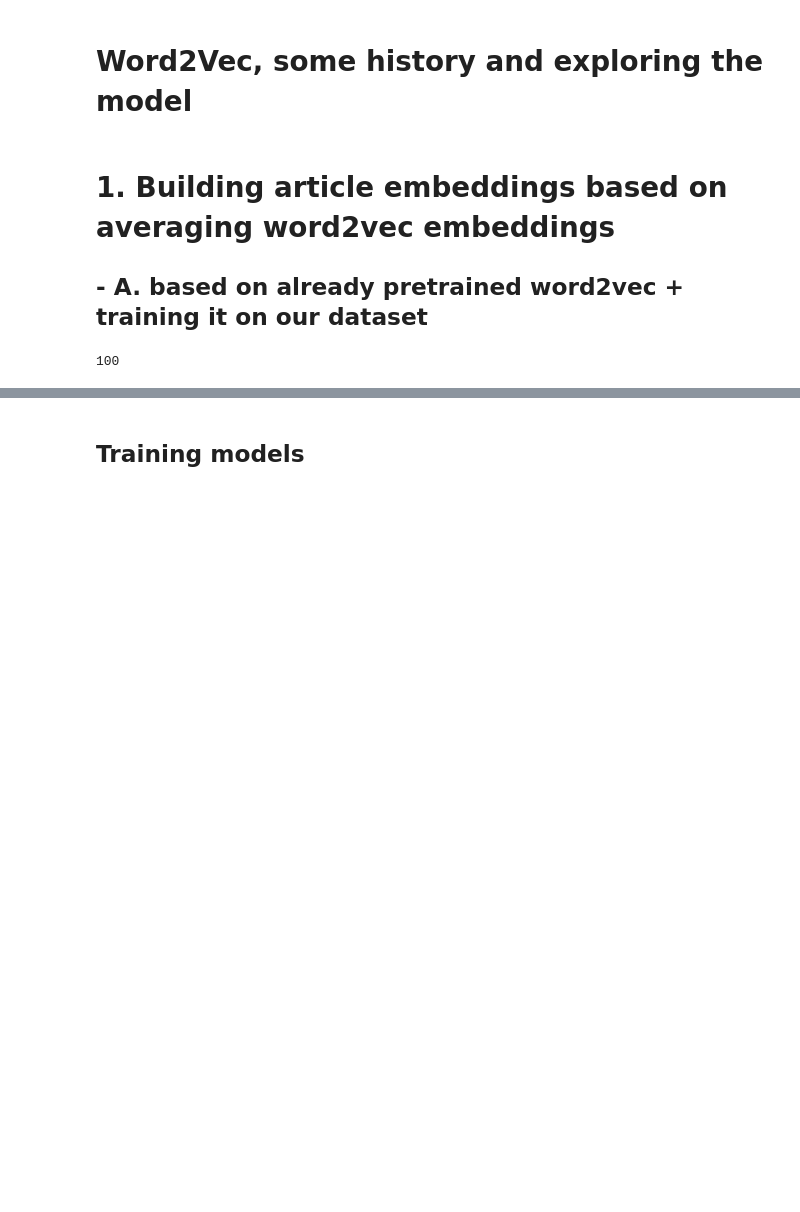
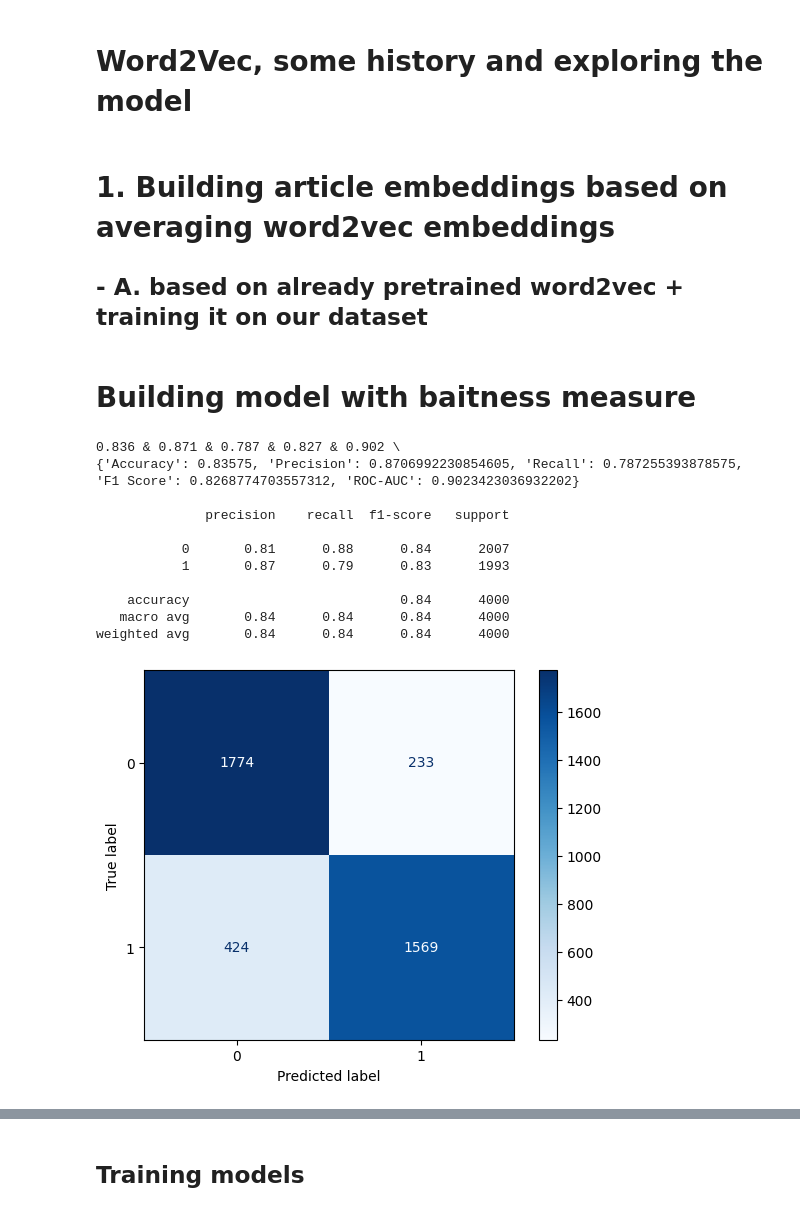
Before and after one commit to matkubita/ClickbaitDetectionThesis, a Jupyter notebook: notebooks/6-Word-Embedding-Models.ipynb, the cells around one changed output, grey strips where cells are left out. Cells and saved outputs as stored; diff of their text form; code cells hidden in the pictures; blank space fills up the shorter version.

Commit message:
combining openai embeddings with baitness measures

```diff
--- a/notebooks/6-Word-Embedding-Models.ipynb
+++ b/notebooks/6-Word-Embedding-Models.ipynb
@@ -99,7 +99,37 @@ w2v_model = Word2Vec(sentences, window=5, min_count=5, workers=4)
 # For each article we get mean vector embedding
 x_train_vect = np.array([create_text_vectors_from_word_embedding_word2vec_model(w2v_model.wv, sentence, 100) for sentence in x_train])
 x_val_vect = np.array([create_text_vectors_from_word_embedding_word2vec_model(w2v_model.wv, sentence, 100) for sentence in x_val])
-# %%
-len(x_train_vect[0])
-# %% [output]
-100
+# %% [markdown]
+# Building model with baitness measure
+# %%
+from measure import baitness_measure
+baitness_column = x_train.apply(baitness_measure).reset_index(drop=True)
+baitness_column.drop(columns= ['index'], inplace=True)
+x_vect_and_baitness_measure = pd.DataFrame(x_train_vect)
+x_vect_and_baitness_measure['baitness_value'] = baitness_column
+x_vect_and_baitness_measure.columns = range(x_vect_and_baitness_measure.shape[1])
+
+baitness_column = x_val.apply(baitness_measure).reset_index(drop=True)
+baitness_column.drop(columns= ['index'], inplace=True)
+x_val_vect_and_bait = pd.DataFrame(x_val_vect)
+x_val_vect_and_bait['baitness_value'] = baitness_column
+x_val_vect_and_bait.columns = range(x_val_vect_and_bait.shape[1])
+# %%
+RF = RandomForestClassifier(random_state = 0)
+RF.fit(x_vect_and_baitness_measure, y_train)
+pred_rf = RF.predict(x_val_vect_and_bait)
+pred_rf_prob = RF.predict_proba(x_val_vect_and_bait)
+create_summary_for_model_metrics(y_val, pred_rf, pred_rf_prob[:,1])
+# %% [output]
+0.836 & 0.871 & 0.787 & 0.827 & 0.902 \
+{'Accuracy': 0.83575, 'Precision': 0.8706992230854605, 'Recall': 0.787255393878575, 'F1 Score': 0.8268774703557312, 'ROC-AUC': 0.9023423036932202}
+
+              precision    recall  f1-score   support
+
+           0       0.81      0.88      0.84      2007
+           1       0.87      0.79      0.83      1993
+
+    accuracy                           0.84      4000
+   macro avg       0.84      0.84      0.84      4000
+weighted avg       0.84      0.84      0.84      4000
+[figure, added]
```
Also changed, not shown: parts of 4 cells of this notebook, 2 other files.
